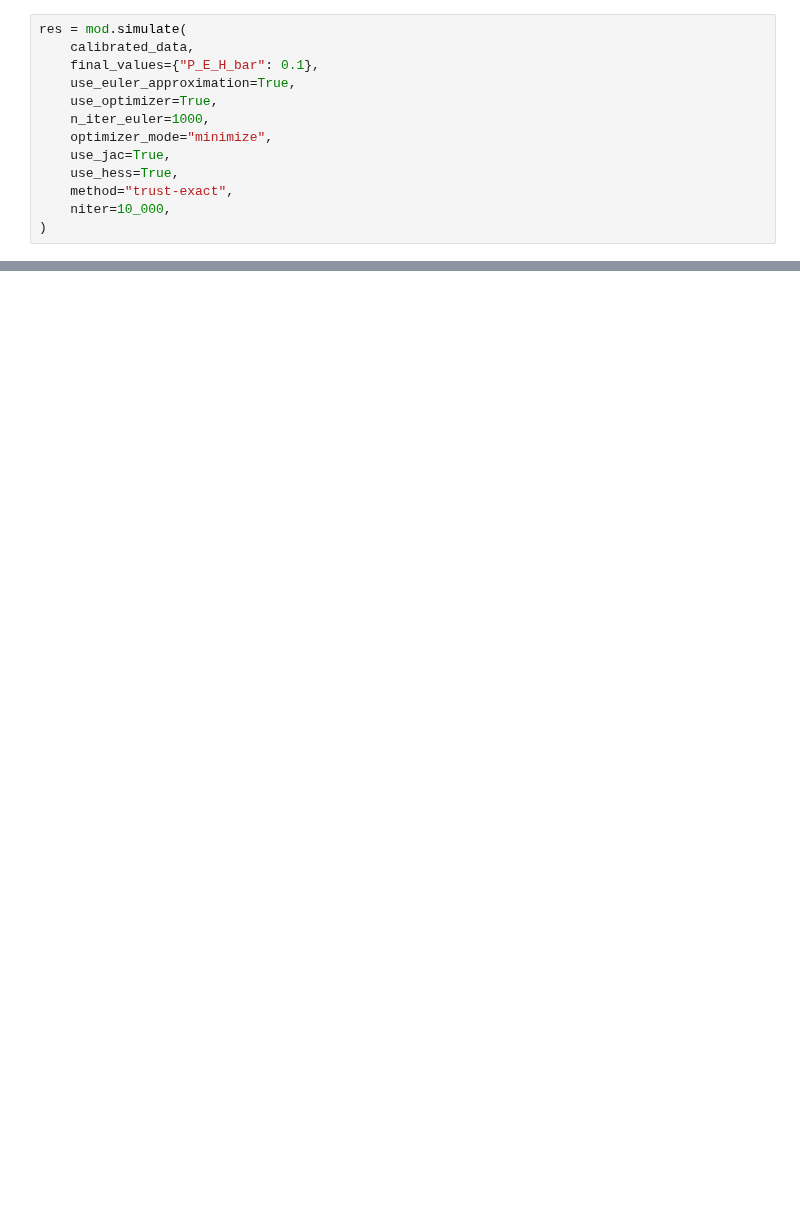
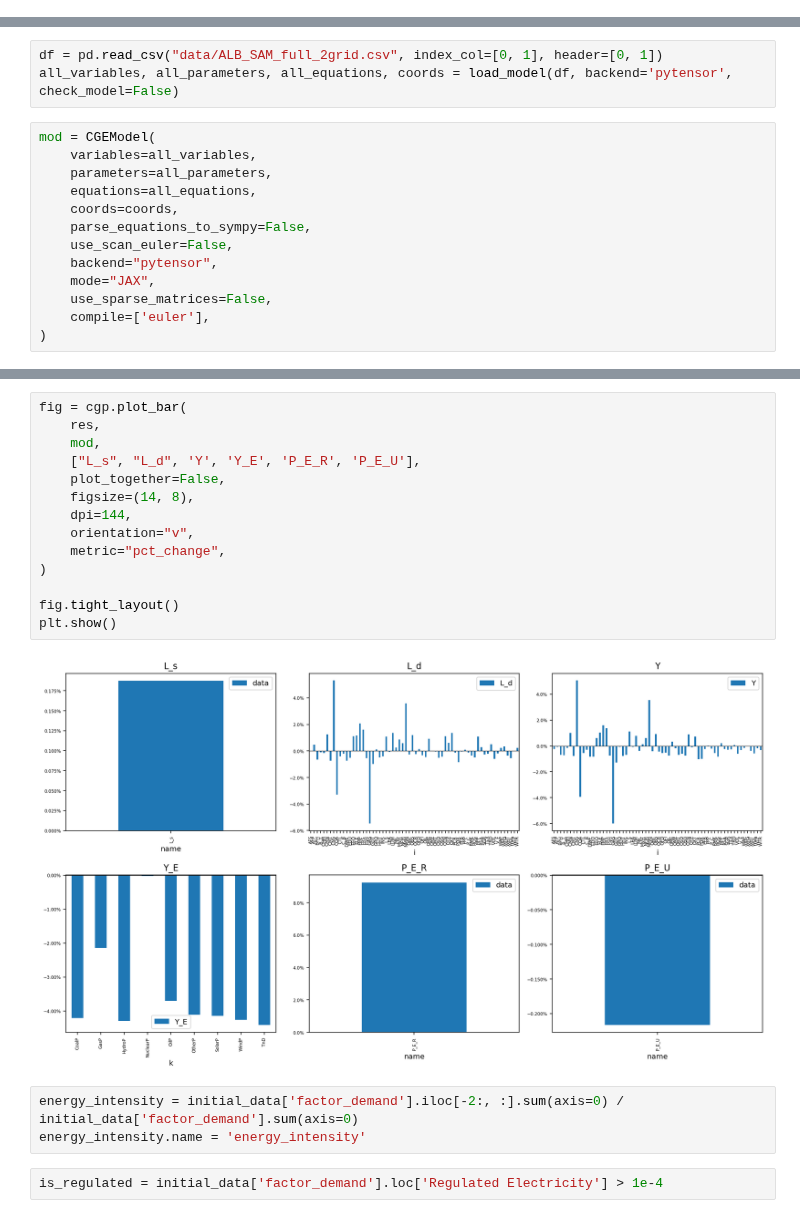
Before and after one commit to jessegrabowski/cge_modeling, a Jupyter notebook: notebooks/13b -Run Model.ipynb, the cells around one changed output, grey strips where cells are left out. Drawn from its saved outputs; the diff is of its cells as text; blank space fills up the shorter version.

```diff
--- a/notebooks/13b -Run Model.ipynb
+++ b/notebooks/13b -Run Model.ipynb
@@ -670,13 +0,0 @@ def plot_variable(var, cge_model):
-# %%
-res = mod.simulate(
-    calibrated_data,
-    final_values={"P_E_H_bar": 0.1},
-    use_euler_approximation=True,
-    use_optimizer=True,
-    n_iter_euler=1000,
-    optimizer_mode="minimize",
-    use_jac=True,
-    use_hess=True,
-    method="trust-exact",
-    niter=10_000,
-)
@@ -749,0 +16,16 @@ cgp.plot_lines(
+# %%
+df = pd.read_csv("data/ALB_SAM_full_2grid.csv", index_col=[0, 1], header=[0, 1])
+all_variables, all_parameters, all_equations, coords = load_model(df, backend='pytensor', check_model=False)
+# %%
+mod = CGEModel(
+    variables=all_variables,
+    parameters=all_parameters,
+    equations=all_equations,
+    coords=coords,
+    parse_equations_to_sympy=False,
+    use_scan_euler=False,
+    backend="pytensor",
+    mode="JAX",
+    use_sparse_matrices=False,
+    compile=['euler'],
+)
@@ -749,0 +300,21 @@ cgp.plot_lines(
+# %%
+fig = cgp.plot_bar(
+    res,
+    mod,
+    ["L_s", "L_d", 'Y', 'Y_E', 'P_E_R', 'P_E_U'],
+    plot_together=False,
+    figsize=(14, 8),
+    dpi=144,
+    orientation="v",
+    metric="pct_change",
+)
+
+fig.tight_layout()
+plt.show()
+# %% [output]
+[figure, added]
+# %%
+energy_intensity = initial_data['factor_demand'].iloc[-2:, :].sum(axis=0) / initial_data['factor_demand'].sum(axis=0)
+energy_intensity.name = 'energy_intensity'
+# %%
+is_regulated = initial_data['factor_demand'].loc['Regulated Electricity'] > 1e-4
```
Also changed, not shown: parts of 57 cells of this notebook, 2 other files.
